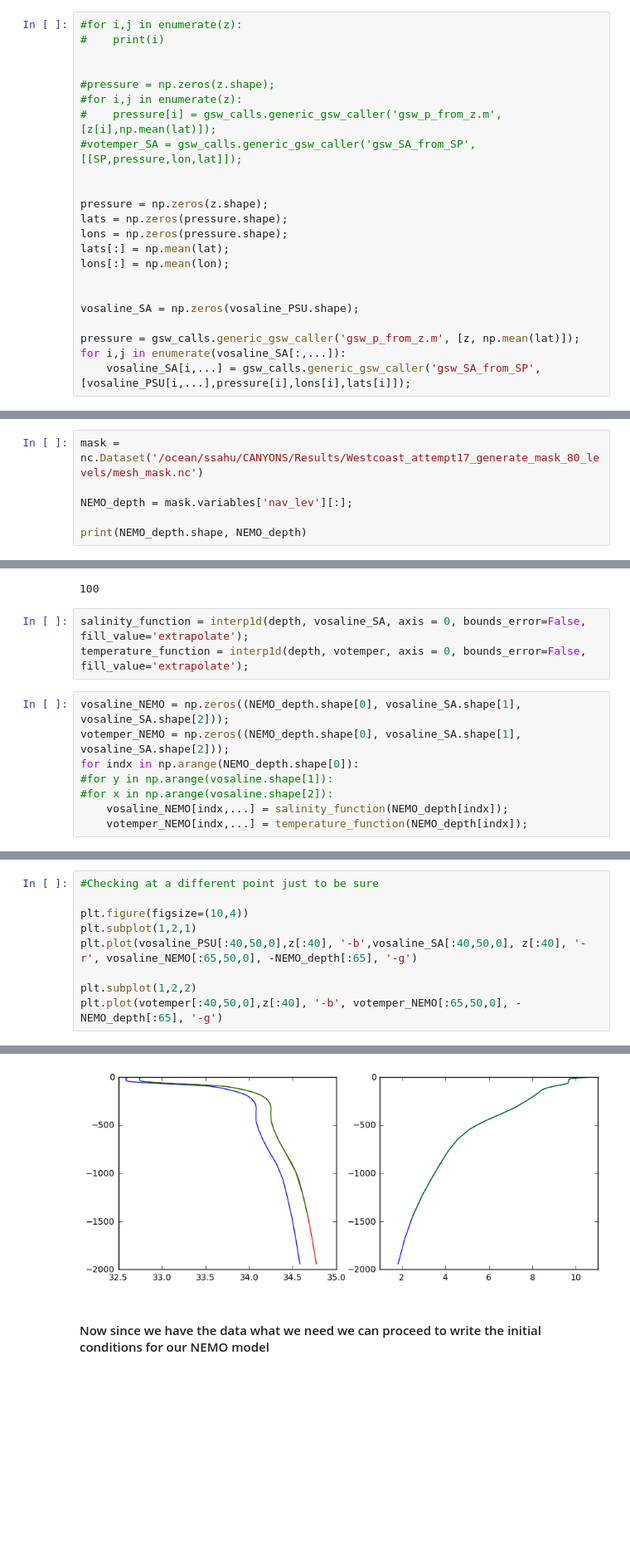
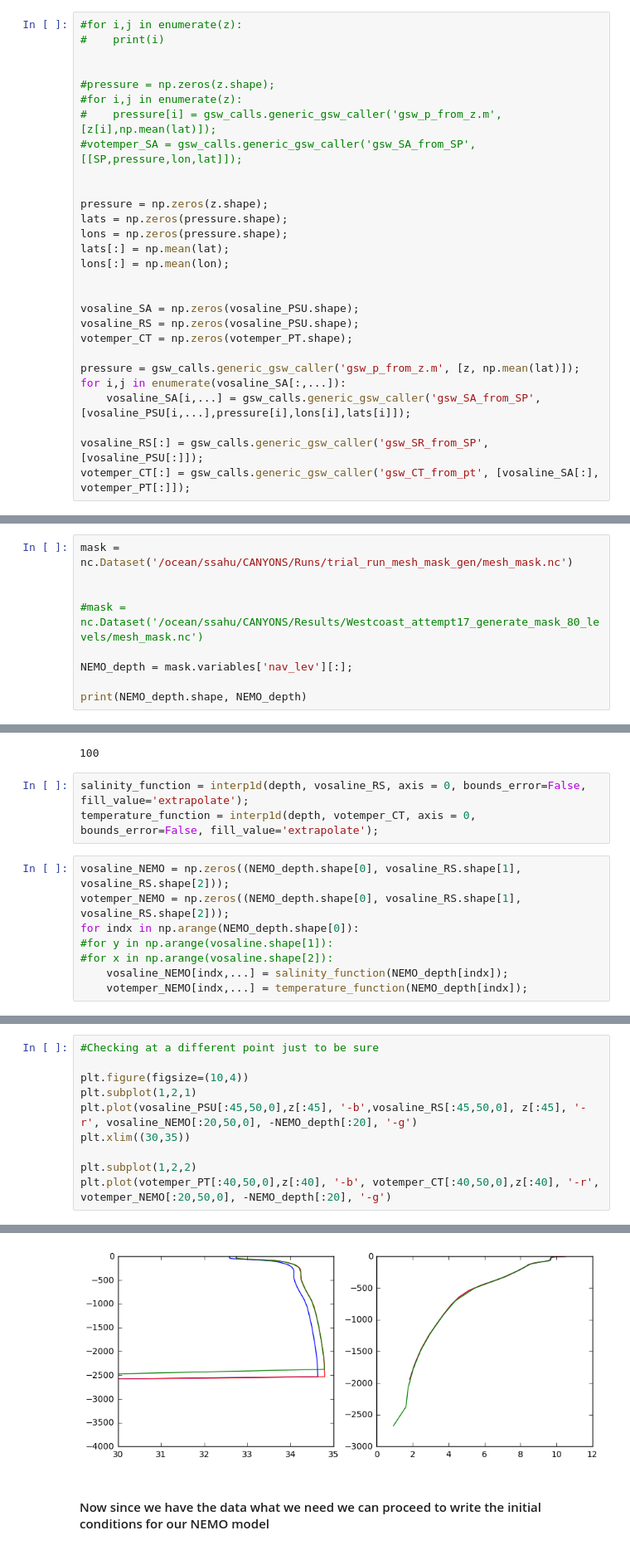
Before and after one commit to UBC-MOAD/wcvi, a Jupyter notebook: grid/Vertical_Interpolation_to_NEMO_levels_Writing_final_IC.ipynb, the cells around one changed output, grey strips where cells are left out. Shown: that part at 83% size. Saved outputs shown, nothing was run; the diff lists cells and outputs as text; blank space fills up the shorter version.

Commit message:
Changed to CT, RS and redid the NEMO depth levels

```diff
--- a/grid/Vertical_Interpolation_to_NEMO_levels_Writing_final_IC.ipynb
+++ b/grid/Vertical_Interpolation_to_NEMO_levels_Writing_final_IC.ipynb
@@ -84,7 +84,12 @@ lons[:] = np.mean(lon);
 
 
 vosaline_SA = np.zeros(vosaline_PSU.shape);
+vosaline_RS = np.zeros(vosaline_PSU.shape);
+votemper_CT = np.zeros(votemper_PT.shape);
 
 pressure = gsw_calls.generic_gsw_caller('gsw_p_from_z.m', [z, np.mean(lat)]);
 for i,j in enumerate(vosaline_SA[:,...]):
     vosaline_SA[i,...] = gsw_calls.generic_gsw_caller('gsw_SA_from_SP', [vosaline_PSU[i,...],pressure[i],lons[i],lats[i]]);
+
+vosaline_RS[:] = gsw_calls.generic_gsw_caller('gsw_SR_from_SP', [vosaline_PSU[:]]);
+votemper_CT[:] = gsw_calls.generic_gsw_caller('gsw_CT_from_pt', [vosaline_SA[:], votemper_PT[:]]);
@@ -151,5 +163,8 @@ OrderedDict([('nav_lat', <class 'netCDF4._netCDF4.Variable'>
 # %%
-mask = nc.Dataset('/ocean/ssahu/CANYONS/Results/Westcoast_attempt17_generate_mask_80_levels/mesh_mask.nc')
+mask = nc.Dataset('/ocean/ssahu/CANYONS/Runs/trial_run_mesh_mask_gen/mesh_mask.nc')
+
+
+#mask = nc.Dataset('/ocean/ssahu/CANYONS/Results/Westcoast_attempt17_generate_mask_80_levels/mesh_mask.nc')
 
 NEMO_depth = mask.variables['nav_lev'][:];
 
@@ -180,11 +181,11 @@ vosaline_SA.shape[1]
 # %% [output]
 100
 # %%
-salinity_function = interp1d(depth, vosaline_SA, axis = 0, bounds_error=False, fill_value='extrapolate');
-temperature_function = interp1d(depth, votemper, axis = 0, bounds_error=False, fill_value='extrapolate');
+salinity_function = interp1d(depth, vosaline_RS, axis = 0, bounds_error=False, fill_value='extrapolate');
+temperature_function = interp1d(depth, votemper_CT, axis = 0, bounds_error=False, fill_value='extrapolate');
 # %%
-vosaline_NEMO = np.zeros((NEMO_depth.shape[0], vosaline_SA.shape[1], vosaline_SA.shape[2]));
-votemper_NEMO = np.zeros((NEMO_depth.shape[0], vosaline_SA.shape[1], vosaline_SA.shape[2]));
+vosaline_NEMO = np.zeros((NEMO_depth.shape[0], vosaline_RS.shape[1], vosaline_RS.shape[2]));
+votemper_NEMO = np.zeros((NEMO_depth.shape[0], vosaline_RS.shape[1], vosaline_RS.shape[2]));
 for indx in np.arange(NEMO_depth.shape[0]):
 #for y in np.arange(vosaline.shape[1]):
 #for x in np.arange(vosaline.shape[2]):
@@ -234,9 +235,10 @@ plt.plot(votemper[:40,0,0],z[:40], '-b', votemper_NEMO[:65,0,0], -NEMO_depth[:65
 
 plt.figure(figsize=(10,4))
 plt.subplot(1,2,1)
-plt.plot(vosaline_PSU[:40,50,0],z[:40], '-b',vosaline_SA[:40,50,0], z[:40], '-r', vosaline_NEMO[:65,50,0], -NEMO_depth[:65], '-g')
+plt.plot(vosaline_PSU[:45,50,0],z[:45], '-b',vosaline_RS[:45,50,0], z[:45], '-r', vosaline_NEMO[:20,50,0], -NEMO_depth[:20], '-g')
+plt.xlim((30,35))
 
 plt.subplot(1,2,2)
-plt.plot(votemper[:40,50,0],z[:40], '-b', votemper_NEMO[:65,50,0], -NEMO_depth[:65], '-g')
+plt.plot(votemper_PT[:40,50,0],z[:40], '-b', votemper_CT[:40,50,0],z[:40], '-r', votemper_NEMO[:20,50,0], -NEMO_depth[:20], '-g')
 # %% [output]
 [<matplotlib.lines.Line2D at 0x...>,
@@ -243,5 +246,5 @@ plt.plot(votemper[:40,50,0],z[:40], '-b', votemper_NEMO[:65,50,0], -NEMO_depth[:
  <matplotlib.lines.Line2D at 0x...>]
-[figure, old version]
+[figure, new version]
 # %% [markdown]
 #### Now since we have the data what we need we can proceed to write the initial conditions for our NEMO model
 # %%
```
Also changed, not shown: parts of 12 cells of this notebook, 2 other files.
